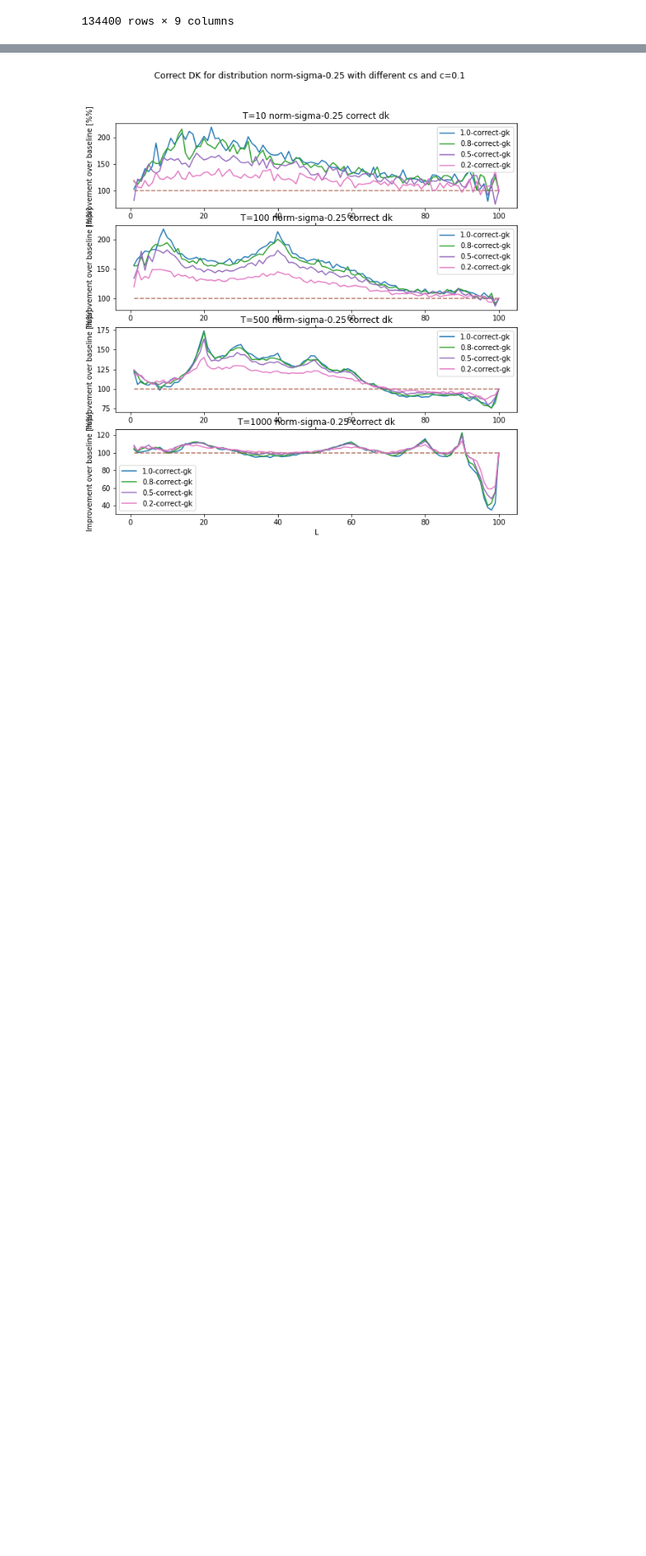
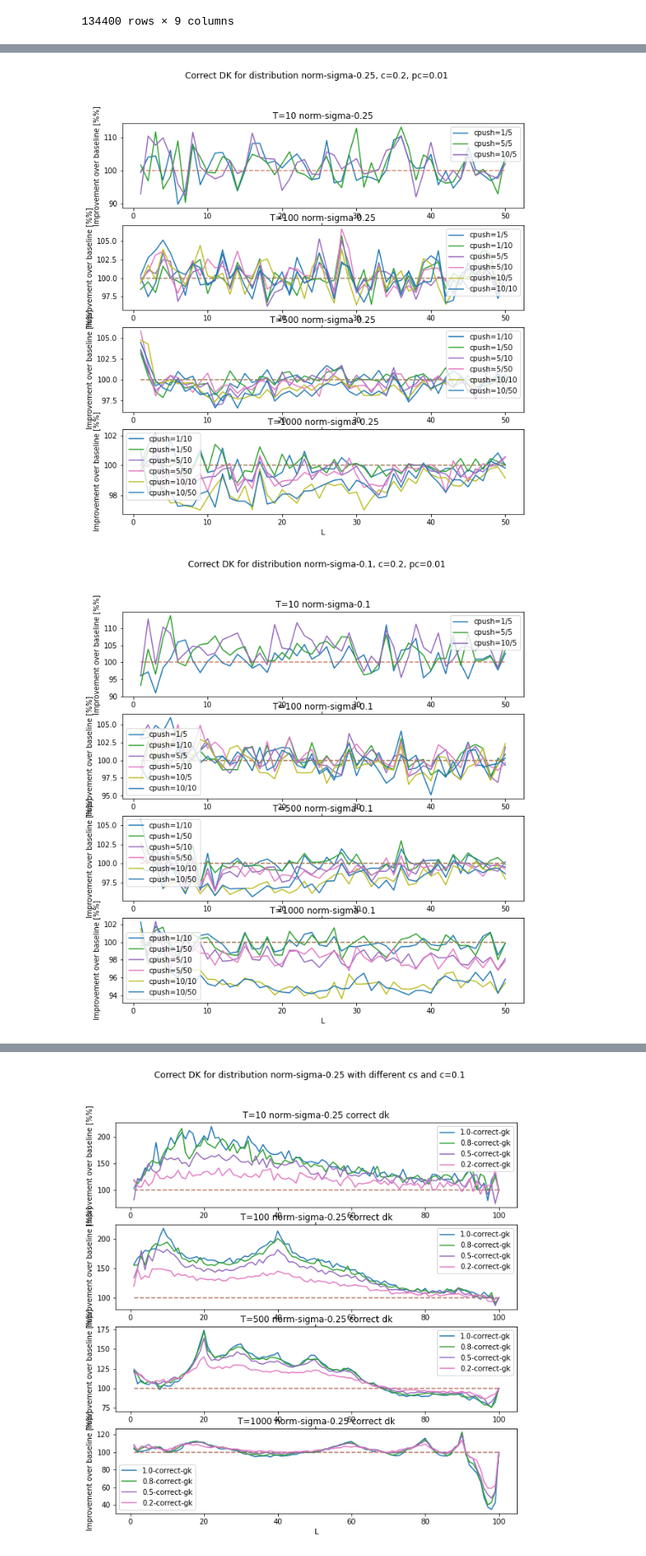
Before and after one commit to Context-Aware-Monitoring/Efficient-Stream-Monitoring, a Jupyter notebook: notebooks/experiments/synthetic_experiments_results.ipynb, the cells around one changed output, grey strips where cells are left out. Shown at 85% size. Saved outputs shown, nothing was run; the diff lists cells and outputs as text; code cells hidden in the pictures; blank space fills up the shorter version.

Commit message:
more results

```diff
--- a/notebooks/experiments/synthetic_experiments_results.ipynb
+++ b/notebooks/experiments/synthetic_experiments_results.ipynb
@@ -55,0 +37,30 @@ NameError: name 'synthetic_p_results' is not defined
+# %%
+def filter_push_result_df(dist, T, c, pc, cpush, q):
+    return synthetic_p_results[
+    (synthetic_p_results['dist']== dist) &
+    (synthetic_p_results['T'] == T) &
+    (synthetic_p_results['c'] == c) &
+    (synthetic_p_results['pc'] == pc) &
+    (synthetic_p_results['cpush'] == cpush) &
+    (synthetic_p_results['q'] == q)
+].sort_values('L')['improvement'].values
+
+def plot_push_for_dist_and_c_pc(dist, c, pc):
+    q_for_T = {10: [5], 100: [5,10], 500: [10, 50], 1000: [10, 50]}
+    fig, axs = plt.subplots(4, 1, figsize=(10,10))
+    fig.suptitle('Correct DK for distribution %s, c=%.1f, pc=%.2f' % (dist, c, pc))
+    for i,T in enumerate([10, 100, 500, 1000]):
+        x = np.arange(1,51)
+        for cpush, q in product([1,5,10], q_for_T[T]):
+            axs[i].plot(x, filter_push_result_df(dist, T, c, pc, cpush, q) * 100, label='cpush=%d/%d' % (cpush, q))
+            axs[i].plot(x, np.repeat(100, 50), alpha=0.3, linestyle='dashed')
+            axs[i].set_title("T=%d %s" % (T, dist))
+            axs[i].set_xlabel('L')
+            axs[i].set_ylabel('Improvement over baseline [%%]')
+        axs[i].legend()
+# %%
+for dist in ['norm-sigma-0.25', 'norm-sigma-0.1', 'bern']:
+    plot_push_for_dist_and_c_pc(dist, 0.2, 0.01)
+# %% [output]
+[figure, added]
+[figure, added]
```
Also changed, not shown: parts of 8 cells of this notebook.
